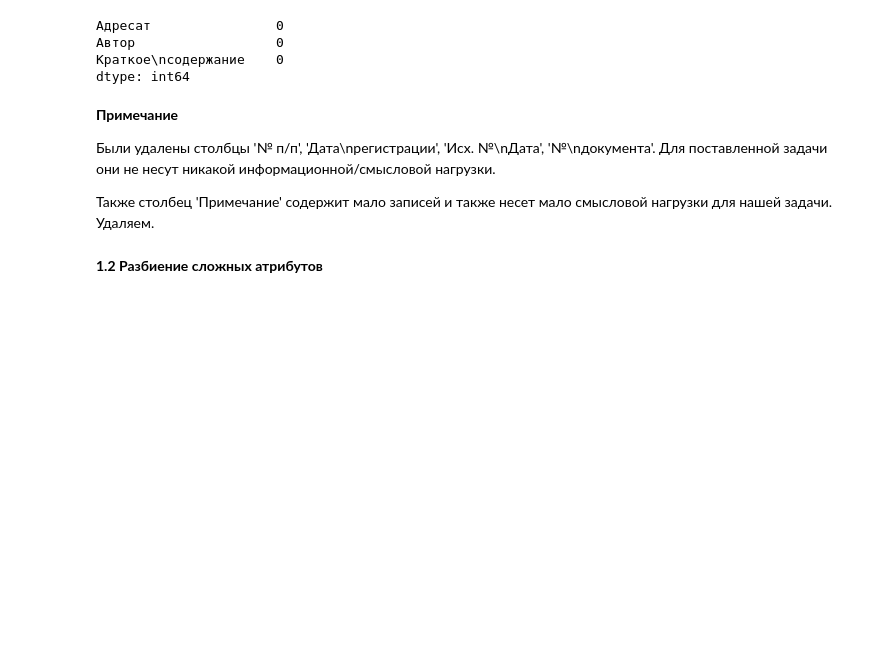
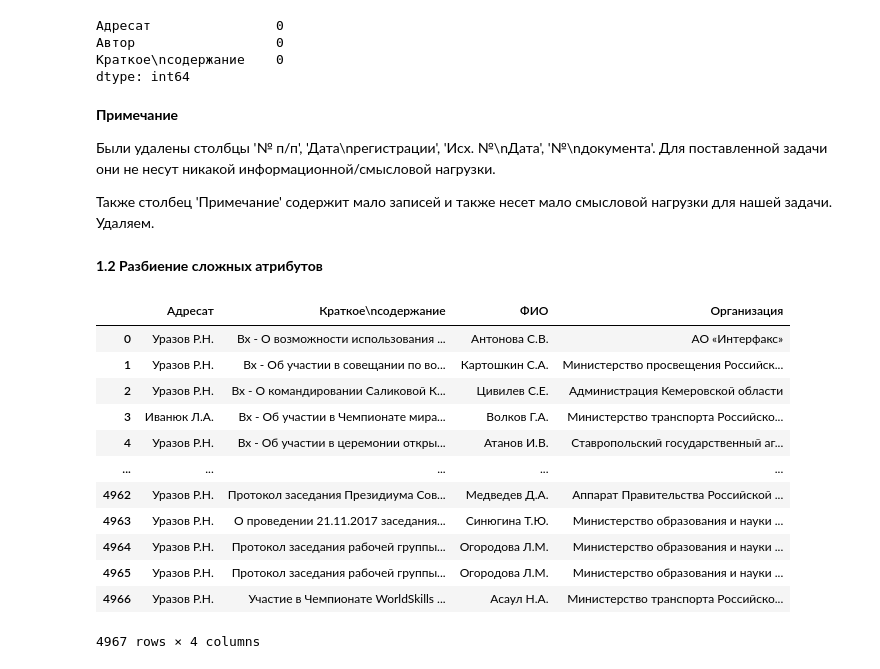
Before and after one commit to Artorius81/labs_ml_basov, a Jupyter notebook: ml_ex_07_12_23.ipynb, the cells around one changed output. Cells and saved outputs as stored; diff of their text form; code cells hidden in the pictures; blank space fills up the shorter version.

```diff
--- a/ml_ex_07_12_23.ipynb
+++ b/ml_ex_07_12_23.ipynb
@@ -82,0 +86,20 @@ dtype: int64
+# %%
+# Работаем с "Автор"
+df['ФИО'] = df['Автор'].apply(lambda x: re.search(r'^[^()]+', x).group(0))
+df['Организация'] = df['Автор'].apply(lambda x: re.search(r'\((.*?)\)', x).group(1))
+df = df.drop(columns=['Автор'])
+df
+# %% [output]
+|  | Адресат | Краткое\nсодержание | ФИО | Организация |
+| 0 | Уразов Р.Н. | Вх - О возможности использования ... | Антонова С.В. | АО «Интерфакс» |
+| 1 | Уразов Р.Н. | Вх - Об участии в совещании по во... | Картошкин С.А. | Министерство просвещения Российск... |
+| 2 | Уразов Р.Н. | Вх - О командировании Саликовой К... | Цивилев С.Е. | Администрация Кемеровской области |
+| 3 | Иванюк Л.А. | Вх - Об участии в Чемпионате мира... | Волков Г.А. | Министерство транспорта Российско... |
+| 4 | Уразов Р.Н. | Вх - Об участии в церемонии откры... | Атанов И.В. | Ставропольский государственный аг... |
+| ... | ... | ... | ... | ... |
+| 4962 | Уразов Р.Н. | Протокол заседания Президиума Сов... | Медведев Д.А. | Аппарат Правительства Российской ... |
+| 4963 | Уразов Р.Н. | О проведении 21.11.2017 заседания... | Синюгина Т.Ю. | Министерство образования и науки ... |
+| 4964 | Уразов Р.Н. | Протокол заседания рабочей группы... | Огородова Л.М. | Министерство образования и науки ... |
+| 4965 | Уразов Р.Н. | Протокол заседания рабочей группы... | Огородова Л.М. | Министерство образования и науки ... |
+| 4966 | Уразов Р.Н. | Участие в Чемпионате WorldSkills ... | Асаул Н.А. | Министерство транспорта Российско... |
+4967 rows × 4 columns
```
Also changed, not shown: parts of 7 cells of this notebook.
